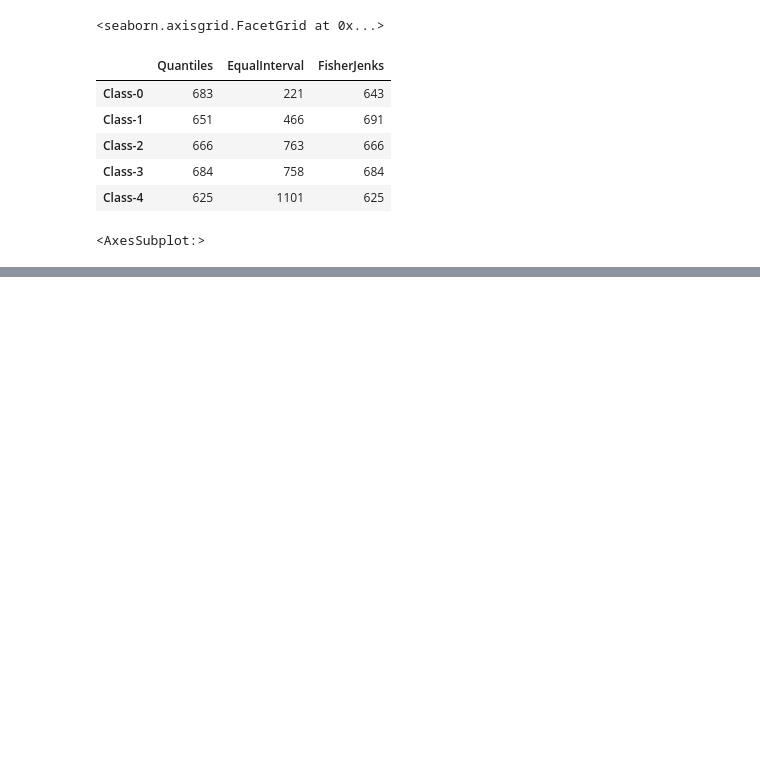
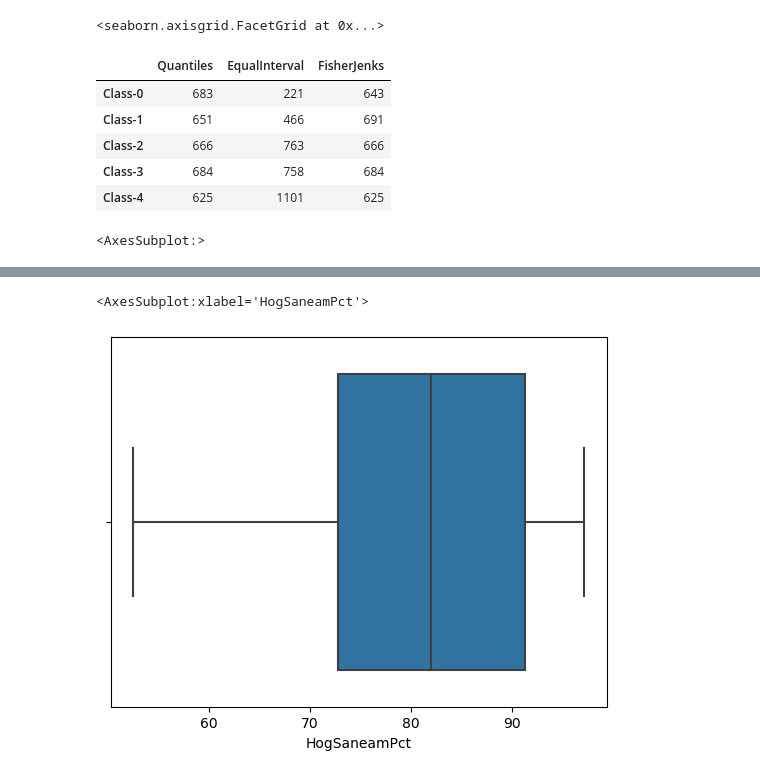
Before and after one commit to vaaleriaa111/EF_INDICADORES, a Jupyter notebook: coding_Indicadores.ipynb, the cells around one changed output, grey strips where cells are left out. Cells and saved outputs as stored; diff of their text form; code cells hidden in the pictures; blank space fills up the shorter version.

```diff
--- a/coding_Indicadores.ipynb
+++ b/coding_Indicadores.ipynb
@@ -159,7 +220,7 @@ dtypes: float64(3), geometry(1), int64(1), object(11)
 memory usage: 439.5+ KB
 # %%
 # elimino algunas columnas, que tienen nombre repetido
-bye = ['Departamento', 'Provincia', 'Distrito','Dist$rito','INSTITUCIO']
+bye = ['Departamento', 'Provincia', 'Distrito','INSTITUCIO']
 dataDisMap.drop(columns=bye,inplace=True)
 
 dataDisMap.head()
@@ -377,0 +471,6 @@ ax.set_axis_off()
+# %%
+# realizamos graficos de diagrama de caja de las columnas
+sea.boxplot(dataDisMap['HogSaneamPct'])
+# %% [output]
+<AxesSubplot:xlabel='HogSaneamPct'>
+[figure, added]
```
Also changed, not shown: parts of 68 cells of this notebook, 4 other files.
